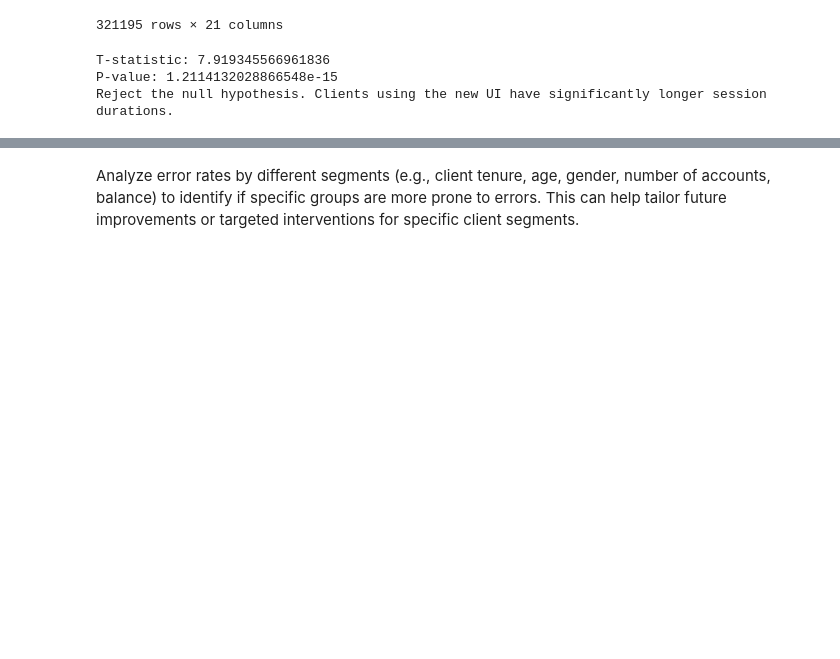
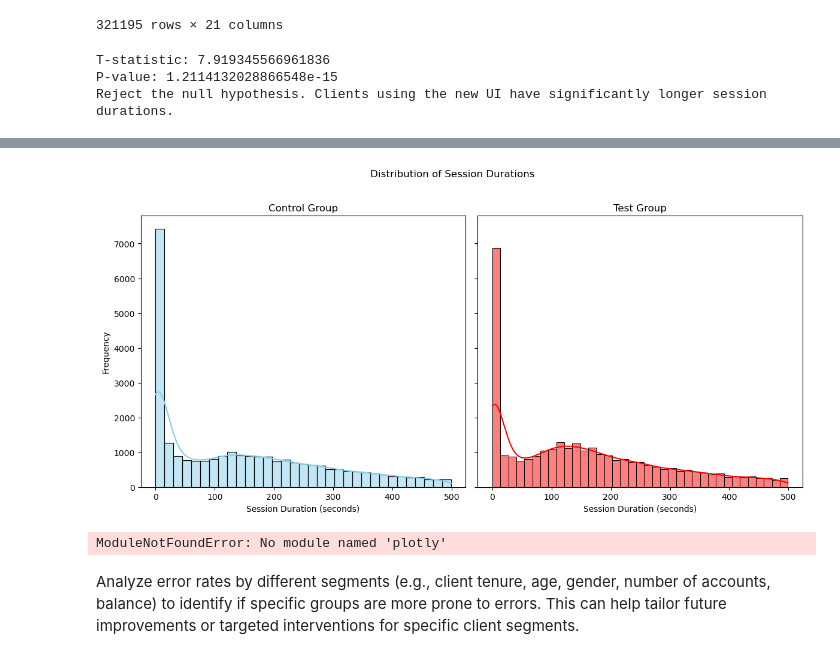
Before and after one commit to Josepdmo/PROJECT2, a Jupyter notebook: EXPLORATORY.ipynb, the cells around one changed output, grey strips where cells are left out. Cells and saved outputs as stored; diff of their text form; code cells hidden in the pictures; blank space fills up the shorter version.

```diff
--- a/EXPLORATORY.ipynb
+++ b/EXPLORATORY.ipynb
@@ -993,0 +961,29 @@ plt.show()
+# %%
+import matplotlib.pyplot as plt
+import seaborn as sns
+
+# Create a figure with two subplots
+fig, axes = plt.subplots(nrows=1, ncols=2, figsize=(12, 6), sharey=True)
+
+# Plot the control group distribution on the first subplot
+sns.histplot(control_group[control_group < 500], kde=True, color='skyblue', label='Control', ax=axes[0])
+axes[0].set_title('Control Group')
+axes[0].set_xlabel('Session Duration (seconds)')
+axes[0].set_ylabel('Frequency')
+
+# Plot the test group distribution on the second subplot
+sns.histplot(test_group[test_group < 500], kde=True, color='red', label='Test', ax=axes[1])
+axes[1].set_title('Test Group')
+axes[1].set_xlabel('Session Duration (seconds)')
+axes[1].set_ylabel('Frequency')
+
+# Set a common title for the entire figure
+fig.suptitle('Distribution of Session Durations')
+
+# Adjust layout for better spacing
+plt.tight_layout(rect=[0, 0, 1, 0.96])
+
+# Display the plot
+plt.show()
+# %% [output]
+[figure, added]
@@ -994,3 +992,41 @@ plt.show()
+# %%
+
+import plotly.graph_objects as go
+
+
+bins = list(range(0, 501, 50))  # Bins de 0 a 500 en intervalos de 50
+
+control_hist, _ = np.histogram(control_group, bins=bins)
+test_hist, _ = np.histogram(test_group, bins=bins)
+
+fig = go.Figure()
+
+fig.add_trace(go.Bar(
+    x=bins[:-1],
+    y=control_hist,
+    name='Control Group',
+    marker_color='skyblue'
+))
+
+fig.add_trace(go.Bar(
+    x=bins[:-1],
+    y=test_hist,
+    name='Test Group',
+    marker_color='red'
+))
+
+fig.update_layout(
+    title='Distribution of Session Durations',
+    xaxis_title='Session Duration (seconds)',
+    yaxis_title='Frequency',
+    barmode='group',
+    bargap=0.15,
+    bargroupgap=0.1
+)
+
+fig.show()
+# %% [output]
+ModuleNotFoundError: No module named 'plotly'
 # %% [markdown]
 Analyze error rates by different segments (e.g., client tenure, age, gender, number of accounts, balance) to identify if specific groups are more prone to errors.
 This can help tailor future improvements or targeted interventions for specific client segments.
```
Also changed, not shown: parts of 36 cells of this notebook, 1 other file.
